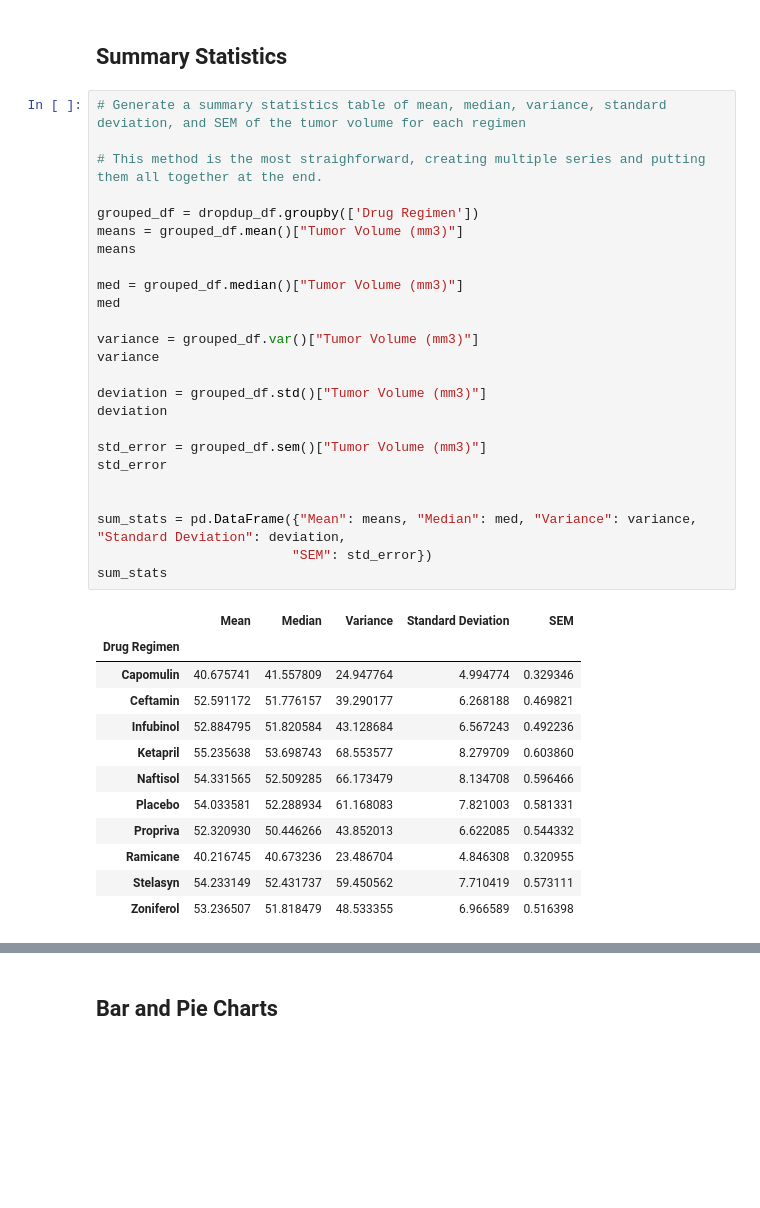
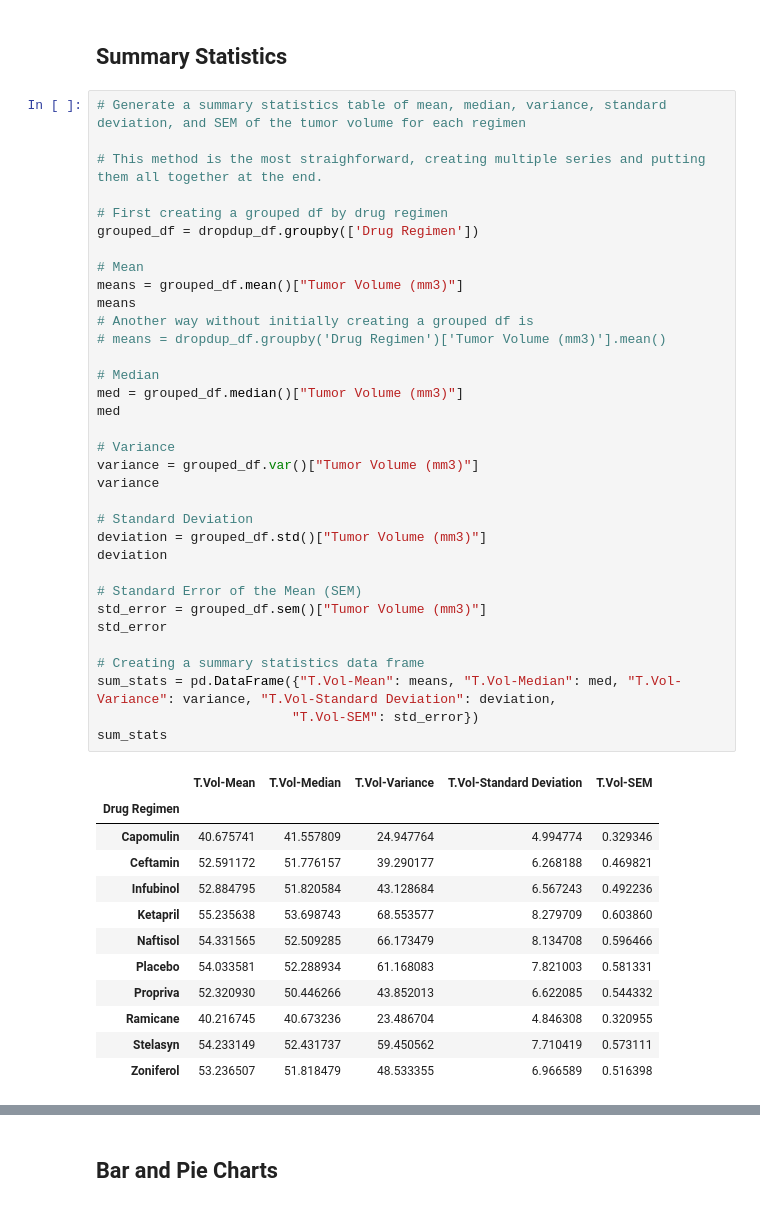
Before and after one commit to AnjanaDelhi/matplotlib-challenge, a Jupyter notebook: Pymaceuticals/pymaceuticals_starter.ipynb, the cells around one changed output, grey strips where cells are left out. Drawn from its saved outputs; the diff is of its cells as text; blank space fills up the shorter version.

```diff
--- a/Pymaceuticals/pymaceuticals_starter.ipynb
+++ b/Pymaceuticals/pymaceuticals_starter.ipynb
@@ -101,30 +102,39 @@ unique_mice_clean
 # %%
 # Generate a summary statistics table of mean, median, variance, standard deviation, and SEM of the tumor volume for each regimen
 
 # This method is the most straighforward, creating multiple series and putting them all together at the end.
 
+# First creating a grouped df by drug regimen
 grouped_df = dropdup_df.groupby(['Drug Regimen'])
+
+# Mean
 means = grouped_df.mean()["Tumor Volume (mm3)"]
 means
+# Another way without initially creating a grouped df is
+# means = dropdup_df.groupby('Drug Regimen')['Tumor Volume (mm3)'].mean()
 
+# Median
 med = grouped_df.median()["Tumor Volume (mm3)"]
 med
 
+# Variance
 variance = grouped_df.var()["Tumor Volume (mm3)"]
 variance
 
+# Standard Deviation
 deviation = grouped_df.std()["Tumor Volume (mm3)"]
 deviation
 
+# Standard Error of the Mean (SEM)
 std_error = grouped_df.sem()["Tumor Volume (mm3)"]
 std_error
 
-
-sum_stats = pd.DataFrame({"Mean": means, "Median": med, "Variance": variance, "Standard Deviation": deviation,
-                         "SEM": std_error})
+# Creating a summary statistics data frame
+sum_stats = pd.DataFrame({"T.Vol-Mean": means, "T.Vol-Median": med, "T.Vol-Variance": variance, "T.Vol-Standard Deviation": deviation,
+                         "T.Vol-SEM": std_error})
 sum_stats
 # %% [output]
-|  | Mean | Median | Variance | Standard Deviation | SEM |
+|  | T.Vol-Mean | T.Vol-Median | T.Vol-Variance | T.Vol-Standard Deviation | T.Vol-SEM |
 | Drug Regimen |  |  |  |  |  |
 | Capomulin | 40.675741 | 41.557809 | 24.947764 | 4.994774 | 0.329346 |
 | Ceftamin | 52.591172 | 51.776157 | 39.290177 | 6.268188 | 0.469821 |
```
Also changed, not shown: parts of 8 cells of this notebook.
